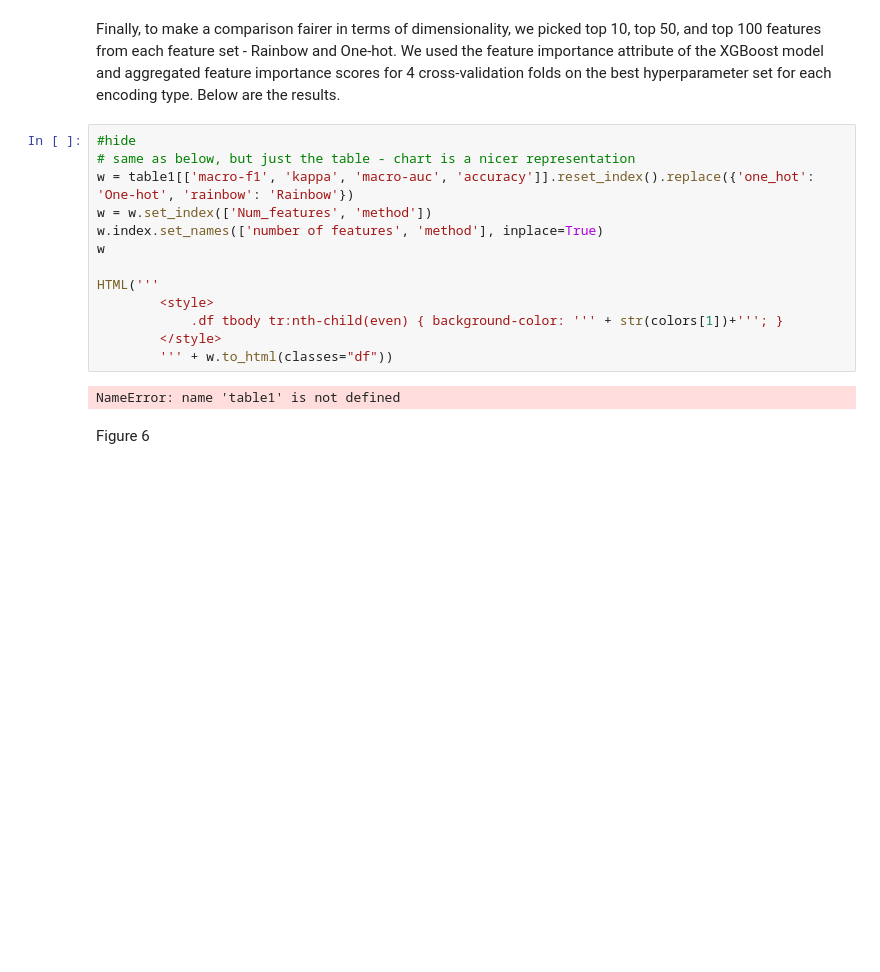
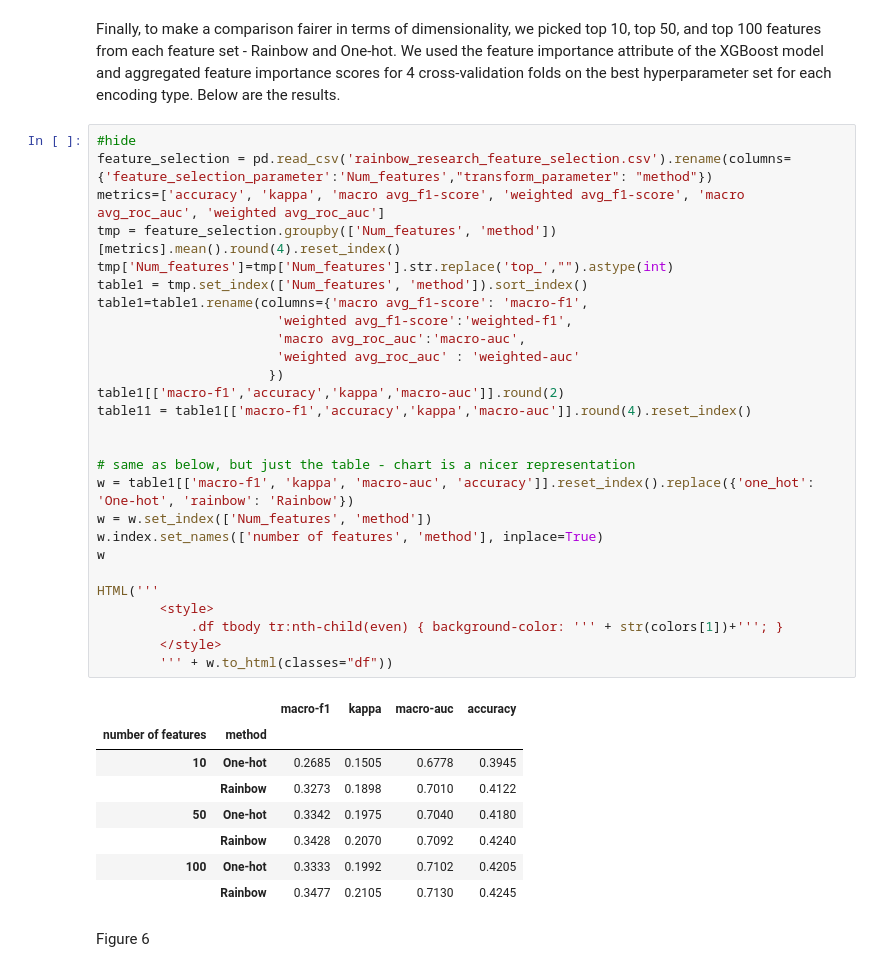
Before and after one commit to h17/fastreport, a Jupyter notebook: _notebooks/2022-04-26-Rainbow2.ipynb, the cells around one changed output. Drawn from its saved outputs; the diff is of its cells as text; blank space fills up the shorter version.

```diff
--- a/_notebooks/2022-04-26-Rainbow2.ipynb
+++ b/_notebooks/2022-04-26-Rainbow2.ipynb
@@ -329,19 +296,40 @@ These results demonstrate again that Rainbow is preferred to One-hot. As expecte
 Finally, to make a comparison fairer in terms of dimensionality, we picked top 10, top 50, and top 100 features from each feature set - Rainbow and One-hot. We used the feature importance attribute of the XGBoost model and aggregated feature importance scores for 4 cross-validation folds on the best hyperparameter set for each encoding type. Below are the results.
 # %%
 #hide
+feature_selection = pd.read_csv('rainbow_research_feature_selection.csv').rename(columns={'feature_selection_parameter':'Num_features',"transform_parameter": "method"})
+metrics=['accuracy', 'kappa', 'macro avg_f1-score', 'weighted avg_f1-score', 'macro avg_roc_auc', 'weighted avg_roc_auc']
+tmp = feature_selection.groupby(['Num_features', 'method'])[metrics].mean().round(4).reset_index()
+tmp['Num_features']=tmp['Num_features'].str.replace('top_',"").astype(int)
+table1 = tmp.set_index(['Num_features', 'method']).sort_index()
+table1=table1.rename(columns={'macro avg_f1-score': 'macro-f1',
+                       'weighted avg_f1-score':'weighted-f1',
+                       'macro avg_roc_auc':'macro-auc',
+                       'weighted avg_roc_auc' : 'weighted-auc'
+                      })
+table1[['macro-f1','accuracy','kappa','macro-auc']].round(2)
+table11 = table1[['macro-f1','accuracy','kappa','macro-auc']].round(4).reset_index()
+
+
 # same as below, but just the table - chart is a nicer representation
 w = table1[['macro-f1', 'kappa', 'macro-auc', 'accuracy']].reset_index().replace({'one_hot': 'One-hot', 'rainbow': 'Rainbow'})
 w = w.set_index(['Num_features', 'method'])
 w.index.set_names(['number of features', 'method'], inplace=True)
 w
 
 HTML('''
         <style>
             .df tbody tr:nth-child(even) { background-color: ''' + str(colors[1])+'''; }
         </style>
         ''' + w.to_html(classes="df"))
 # %% [output]
-NameError: name 'table1' is not defined
+|  |  | macro-f1 | kappa | macro-auc | accuracy |
+| number of features | method |  |  |  |  |
+| 10 | One-hot | 0.2685 | 0.1505 | 0.6778 | 0.3945 |
+|  | Rainbow | 0.3273 | 0.1898 | 0.7010 | 0.4122 |
+| 50 | One-hot | 0.3342 | 0.1975 | 0.7040 | 0.4180 |
+|  | Rainbow | 0.3428 | 0.2070 | 0.7092 | 0.4240 |
+| 100 | One-hot | 0.3333 | 0.1992 | 0.7102 | 0.4205 |
+|  | Rainbow | 0.3477 | 0.2105 | 0.7130 | 0.4245 |
 # %% [markdown]
 Figure 6
 # %%
```
Also changed, not shown: parts of 9 cells of this notebook, 2 other files.
